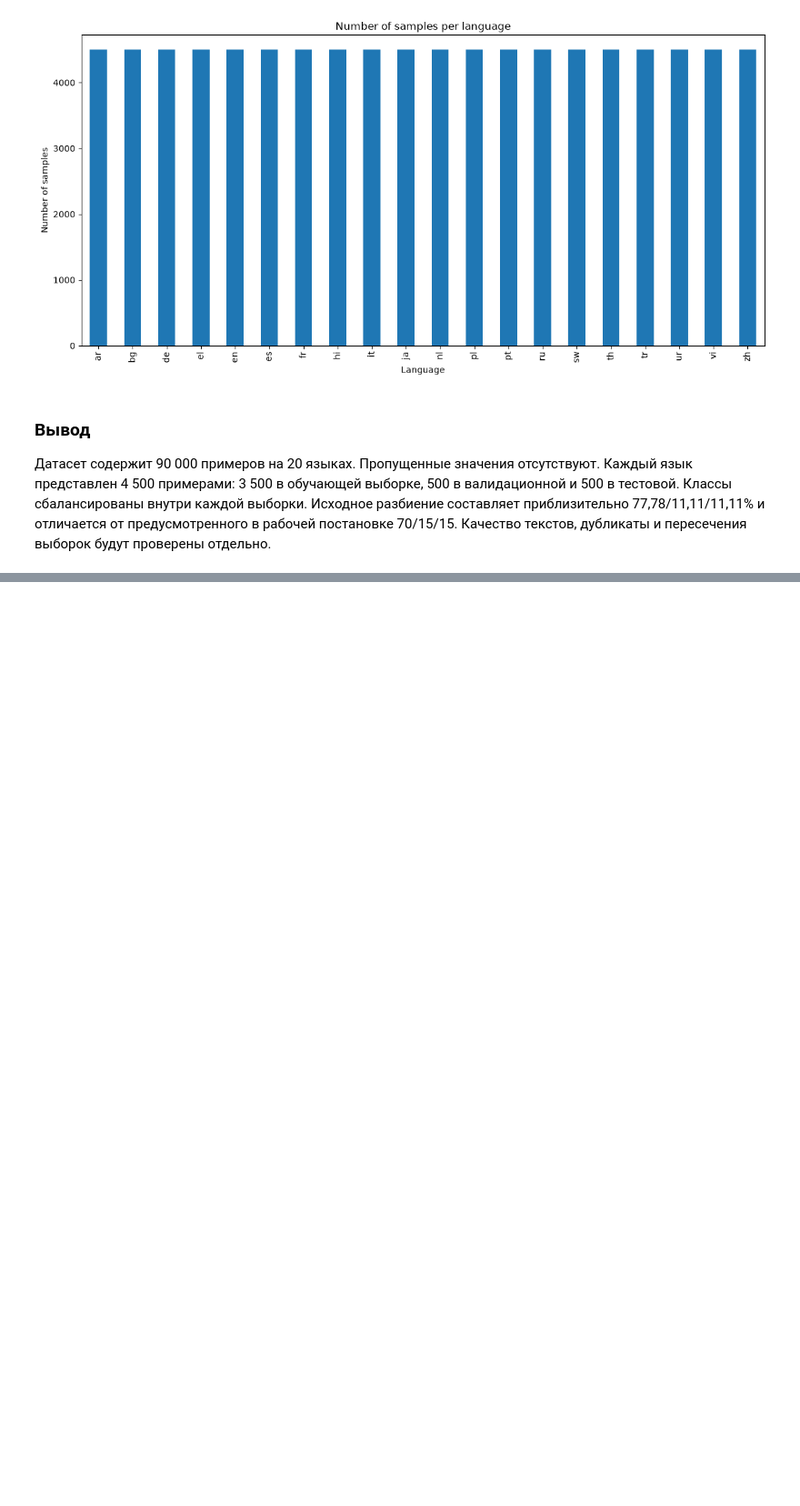
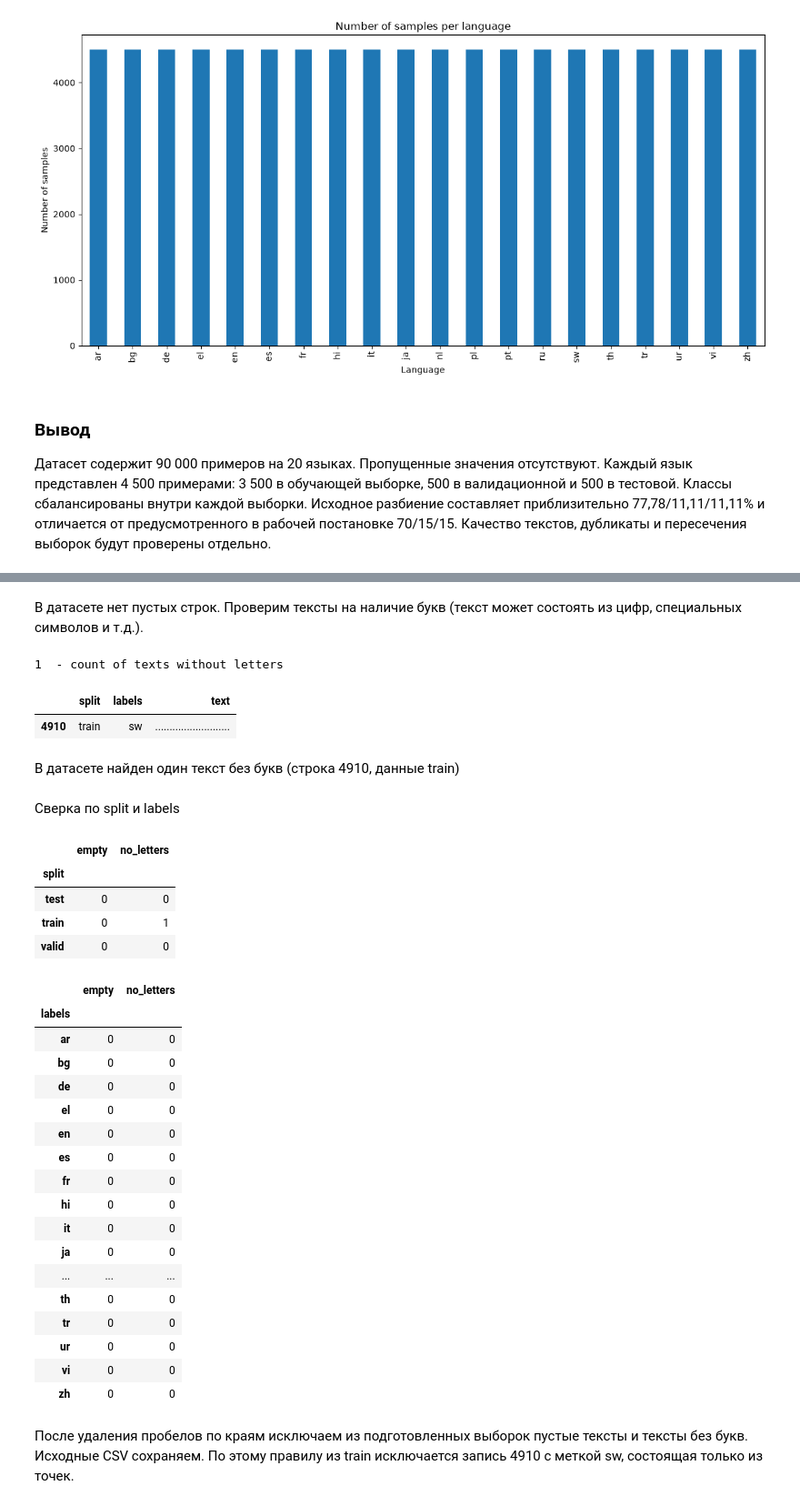
Before and after one commit to glitch-prog/lang-id, a Jupyter notebook: notebooks/01_eda.ipynb, the cells around one changed output, grey strips where cells are left out. Shown at 91% size. Saved outputs shown, nothing was run; the diff lists cells and outputs as text; code cells hidden in the pictures; blank space fills up the shorter version.

```diff
--- a/notebooks/01_eda.ipynb
+++ b/notebooks/01_eda.ipynb
@@ -149,0 +154,8 @@ plt.show()
+# %%
+empty_text = df["text"].str.strip().eq("").fillna(False)
+
+print(empty_text)
+
+count_of_empty_text = empty_text.sum()
+
+print(count_of_empty_text, "empty text entries found.")
@@ -149,0 +176,52 @@ plt.show()
+# %% [markdown]
+В датасете нет пустых строк. Проверим тексты на наличие букв (текст может состоять из цифр, специальных символов и т.д.).
+# %%
+def has_letter(text):
+  return any(char.isalpha() for char in text)
+
+no_letters = ~df["text"].fillna("").map(has_letter)
+
+print(no_letters.sum(), " - count of texts without letters")
+
+display(df.loc[no_letters,["split", "labels", "text"]])
+# %% [output]
+1  - count of texts without letters
+|  | split | labels | text |
+| 4910 | train | sw | .......................... |
+# %% [markdown]
+В датасете найден один текст без букв (строка 4910, данные train)
+# %% [markdown]
+Сверка по split и labels
+# %%
+quality = df[["split", "labels"]].assign(empty=empty_text, no_letters=no_letters)
+
+checks = ["empty", "no_letters"]
+
+display(quality.groupby("split")[checks].sum())
+display(quality.groupby("labels")[checks].sum())
+# %% [output]
+|  | empty | no_letters |
+| split |  |  |
+| test | 0 | 0 |
+| train | 0 | 1 |
+| valid | 0 | 0 |
+|  | empty | no_letters |
+| labels |  |  |
+| ar | 0 | 0 |
+| bg | 0 | 0 |
+| de | 0 | 0 |
+| el | 0 | 0 |
+| en | 0 | 0 |
+| es | 0 | 0 |
+| fr | 0 | 0 |
+| hi | 0 | 0 |
+| it | 0 | 0 |
+| ja | 0 | 0 |
+| ... | ... | ... |
+| th | 0 | 0 |
+| tr | 0 | 0 |
+| ur | 0 | 0 |
+| vi | 0 | 0 |
+| zh | 0 | 0 |
+# %% [markdown]
+После удаления пробелов по краям исключаем из подготовленных выборок пустые тексты и тексты без букв. Исходные CSV сохраняем. По этому правилу из train исключается запись 4910 с меткой sw, состоящая только из точек.
```
Also changed, not shown: parts of 3 cells of this notebook, 1 other file.
